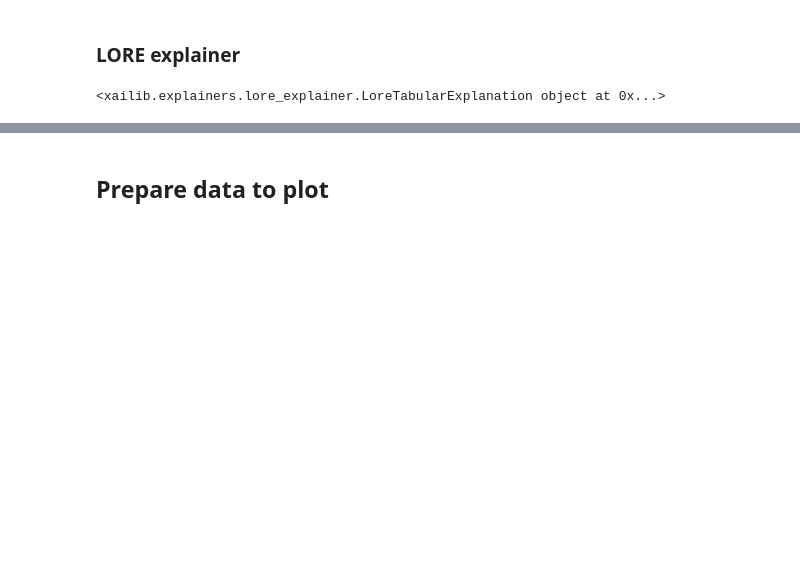
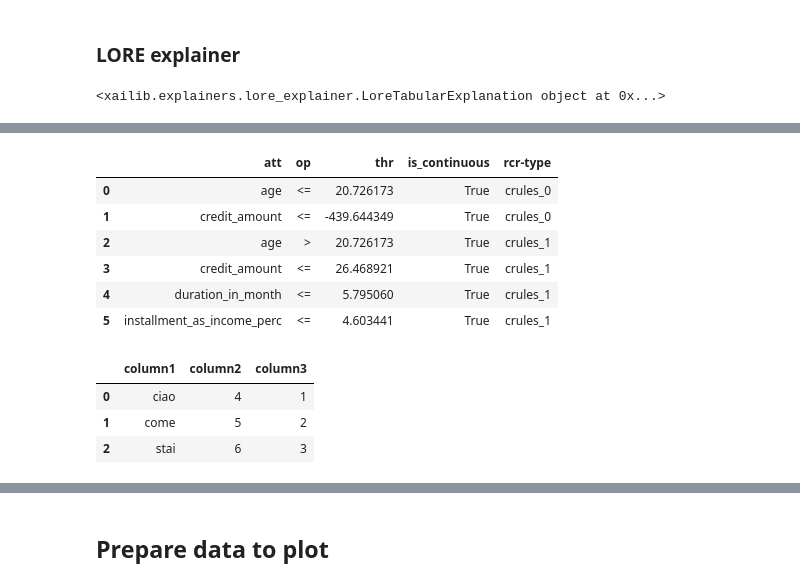
Before and after one commit to Elecapp/xai-visualization_rules_fi, a Jupyter notebook: notebooks/Rules VIZ.ipynb, the cells around one changed output, grey strips where cells are left out. Cells and saved outputs as stored; diff of their text form; code cells hidden in the pictures; blank space fills up the shorter version.

```diff
--- a/notebooks/Rules VIZ.ipynb
+++ b/notebooks/Rules VIZ.ipynb
@@ -176,0 +322,21 @@ rules =exp.expDict['rule']['premise']
+# %%
+cr_l_1=cr_l
+pd.DataFrame.from_records(cr_l_1)
+# %% [output]
+|  | att | op | thr | is_continuous | rcr-type |
+| 0 | age | <= | 20.726173 | True | crules_0 |
+| 1 | credit_amount | <= | -439.644349 | True | crules_0 |
+| 2 | age | > | 20.726173 | True | crules_1 |
+| 3 | credit_amount | <= | 26.468921 | True | crules_1 |
+| 4 | duration_in_month | <= | 5.795060 | True | crules_1 |
+| 5 | installment_as_income_perc | <= | 4.603441 | True | crules_1 |
+# %%
+my_dict = {'noncisono': 'ciao', 'column2': 2, 'column3': 3}
+my_df = pd.DataFrame({'column1': ['ciao', 'come', 'stai'], 'column2': [4, 5, 6], 'column3': [1, 2, 3]})
+
+my_df
+# %% [output]
+|  | column1 | column2 | column3 |
+| 0 | ciao | 4 | 1 |
+| 1 | come | 5 | 2 |
+| 2 | stai | 6 | 3 |
```
Also changed, not shown: parts of 32 cells of this notebook.
